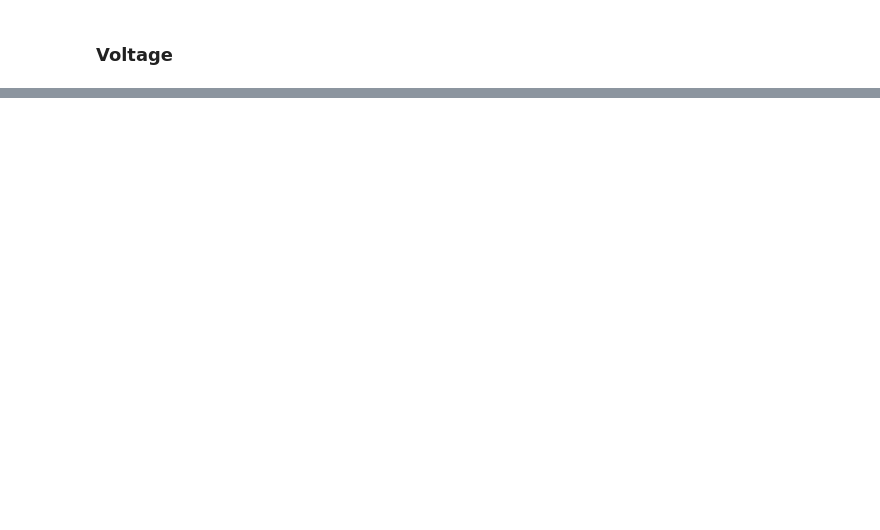
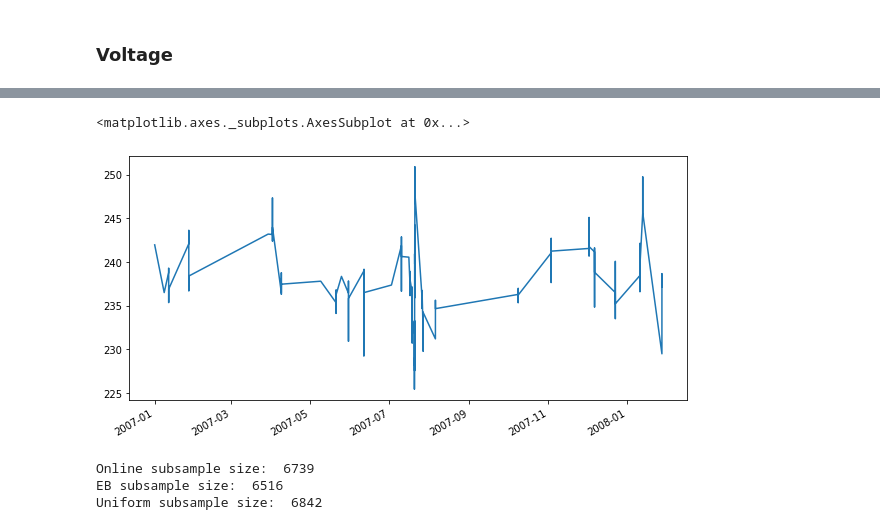
Before and after one commit to Barbarioli/OTSS, a Jupyter notebook: UCI_examples.ipynb, the cells around one changed output, grey strips where cells are left out. Saved outputs shown, nothing was run; the diff lists cells and outputs as text; code cells hidden in the pictures; blank space fills up the shorter version.

```diff
--- a/UCI_examples.ipynb
+++ b/UCI_examples.ipynb
@@ -228,0 +312,11 @@ y.plot()
+# %%
+# Online subsampler
+
+queue = mp.Queue()
+return_queue = mp.Queue()
+index_queue = mp.Queue()
+p1 = mp.Process(target = detection, args = (y, queue, 3.25, 2, False, True))
+p2 = mp.Process(target = online_subsampler, args = (0.15,0.01,20,50,y, queue, return_queue,index_queue, 1000))
+
+p1.start()
+p2.start()
@@ -228,0 +342,6 @@ y.plot()
+# %%
+online_subsample = retrieve_data(return_queue)
+online_subsample.plot(figsize=(10, 5))
+# %% [output]
+<matplotlib.axes._subplots.AxesSubplot at 0x...>
+[figure, added]
@@ -228,0 +352,9 @@ y.plot()
+# %%
+#Comparing subsample sizes
+print('Online subsample size: ', online_subsample_size)
+print('EB subsample size: ',len(eb_sample))
+print('Uniform subsample size: ',len(uniform_sample))
+# %% [output]
+Online subsample size:  6739
+EB subsample size:  6516
+Uniform subsample size:  6842
```
Also changed, not shown: parts of 46 cells of this notebook.
